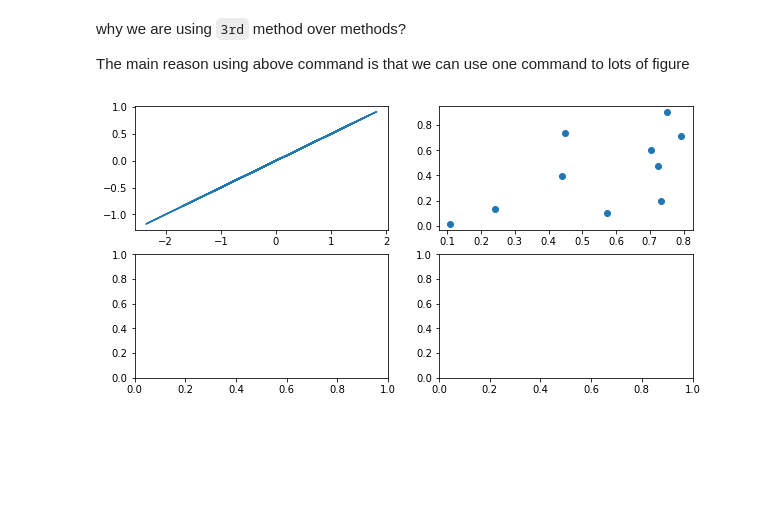
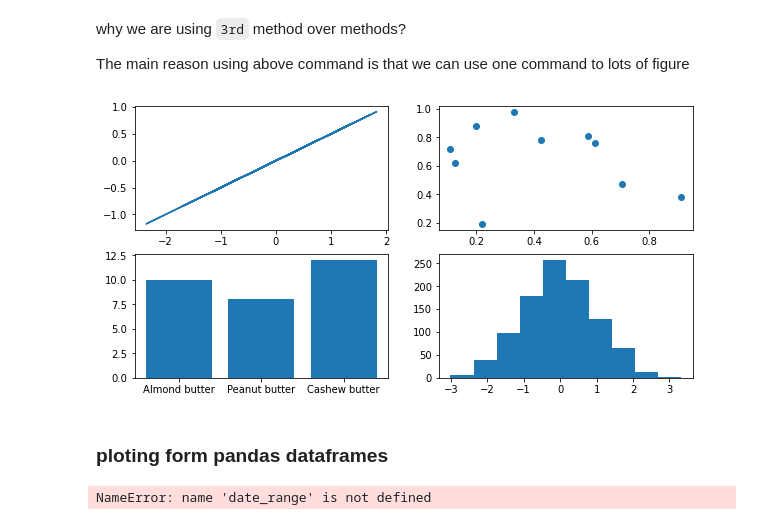
Before and after one commit to vishnuk7/MachineLearning, a Jupyter notebook: matplotlib/introduction-matplotlib.ipynb, the cells around one changed output. Saved outputs shown, nothing was run; the diff lists cells and outputs as text; code cells hidden in the pictures; blank space fills up the shorter version.

Commit message:
ploting from dataframe pandas

```diff
--- a/matplotlib/introduction-matplotlib.ipynb
+++ b/matplotlib/introduction-matplotlib.ipynb
@@ -160,14 +160,17 @@ The main reason using above command is that we can use one command to lots of  f
 # %%
 #subplot option 2
 
 fig,ax = plt.subplots(nrows=2,
                       ncols=2,
                       figsize=(10,5)
                      )
 
 #plot to each different axis
 ax[0,0].plot(x,x/2);
 ax[0,1].scatter(np.random.random(10),np.random.random(10));
-ax[1,0].bar(nut_butter_prices.keys())
+ax[1,0].bar(nut_butter_prices.keys(), nut_butter_prices.values());
+ax[1,1].hist(np.random.randn(1000));
 # %% [output]
-[figure, old version]
+[figure, new version]
+# %% [markdown]
+### ploting form pandas dataframes
@@ -173,0 +187,6 @@ ax[1,0].bar(nut_butter_prices.keys())
+# %%
+ts = pd.Series(np.random.randn(1000), index=np.('1/1/2020'), periods=1000)
+ts = ts.cumsum()
+ts.plot()
+# %% [output]
+NameError: name 'date_range' is not defined
```
Also changed, not shown: parts of 3 cells of this notebook, 1 other file.
